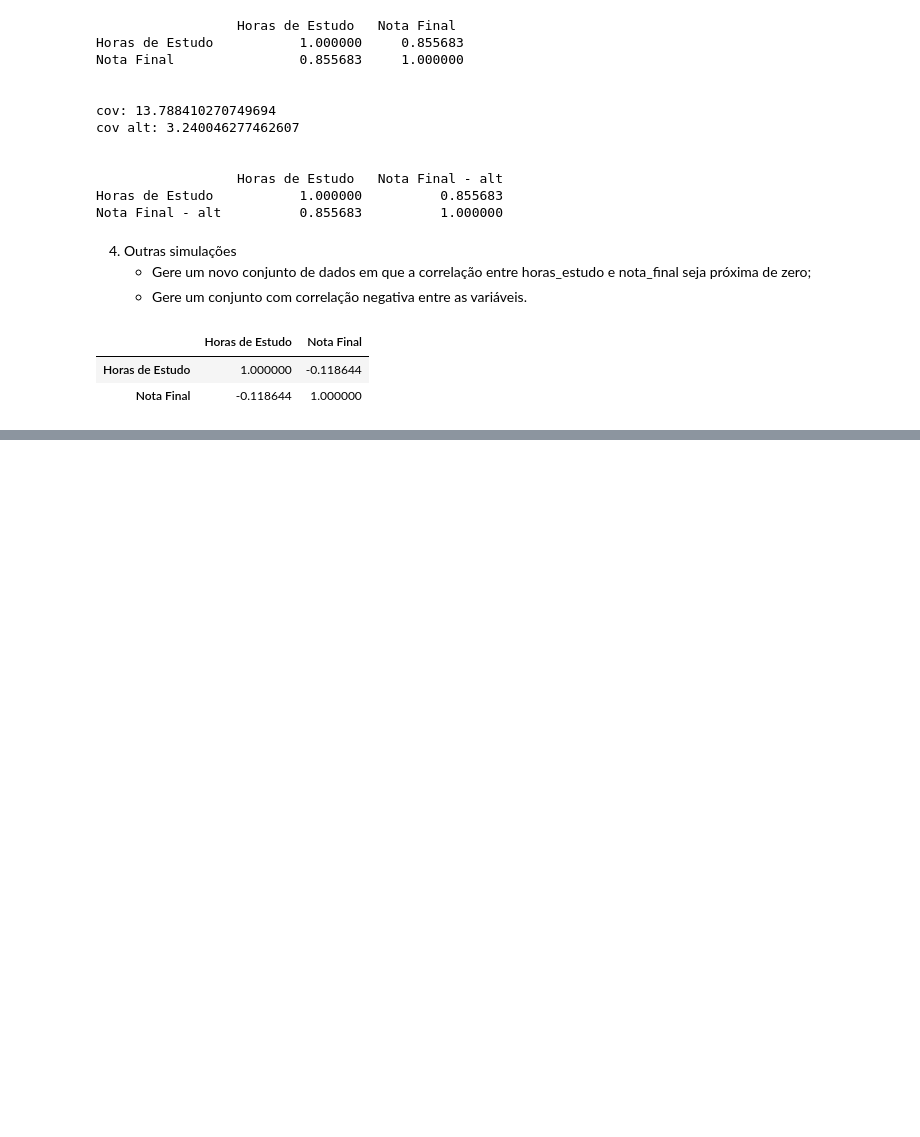
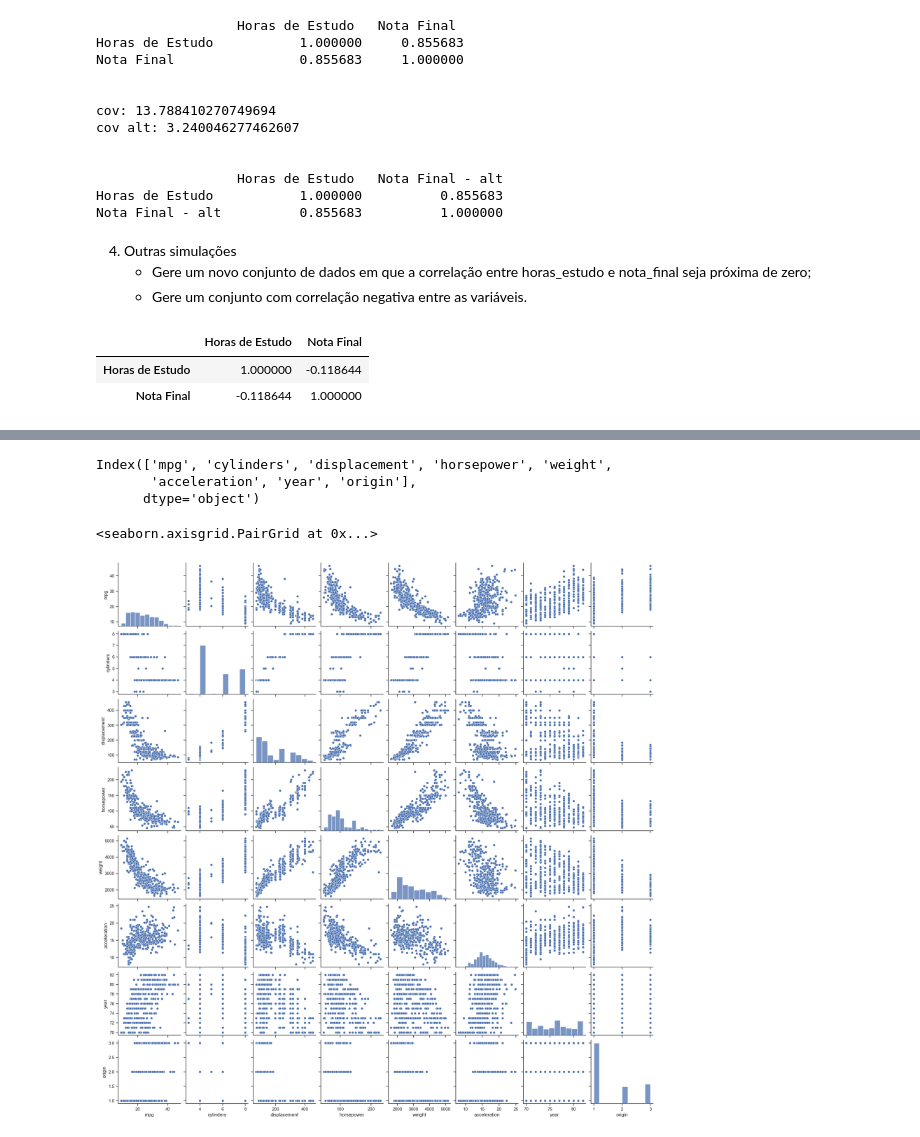
Before and after one commit to paraizovinicius/Inferencia_Estatistica, a Jupyter notebook: Trabalho_3/T3.ipynb, the cells around one changed output, grey strips where cells are left out. Saved outputs shown, nothing was run; the diff lists cells and outputs as text; code cells hidden in the pictures; blank space fills up the shorter version.

```diff
--- a/Trabalho_3/T3.ipynb
+++ b/Trabalho_3/T3.ipynb
@@ -199,0 +212,18 @@ df.corr()
+# %%
+from ISLP import load_data
+import seaborn as sns
+
+Auto = load_data('Auto')
+# %%
+Auto.columns
+# %% [output]
+Index(['mpg', 'cylinders', 'displacement', 'horsepower', 'weight',
+       'acceleration', 'year', 'origin'],
+      dtype='object')
+# %%
+sns.set_theme(style="ticks")
+
+sns.pairplot(Auto)
+# %% [output]
+<seaborn.axisgrid.PairGrid at 0x...>
+[figure, added]
```
Also changed, not shown: parts of 36 cells of this notebook.
